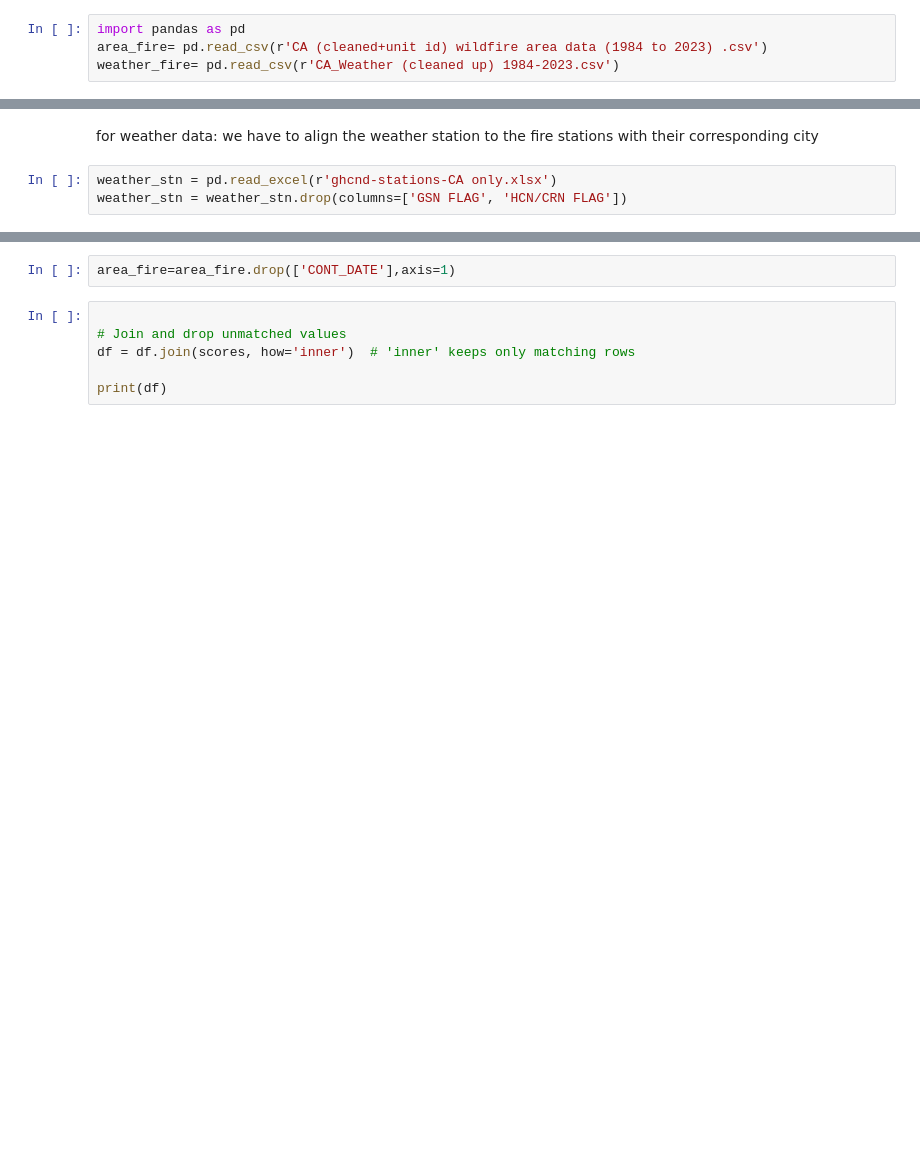
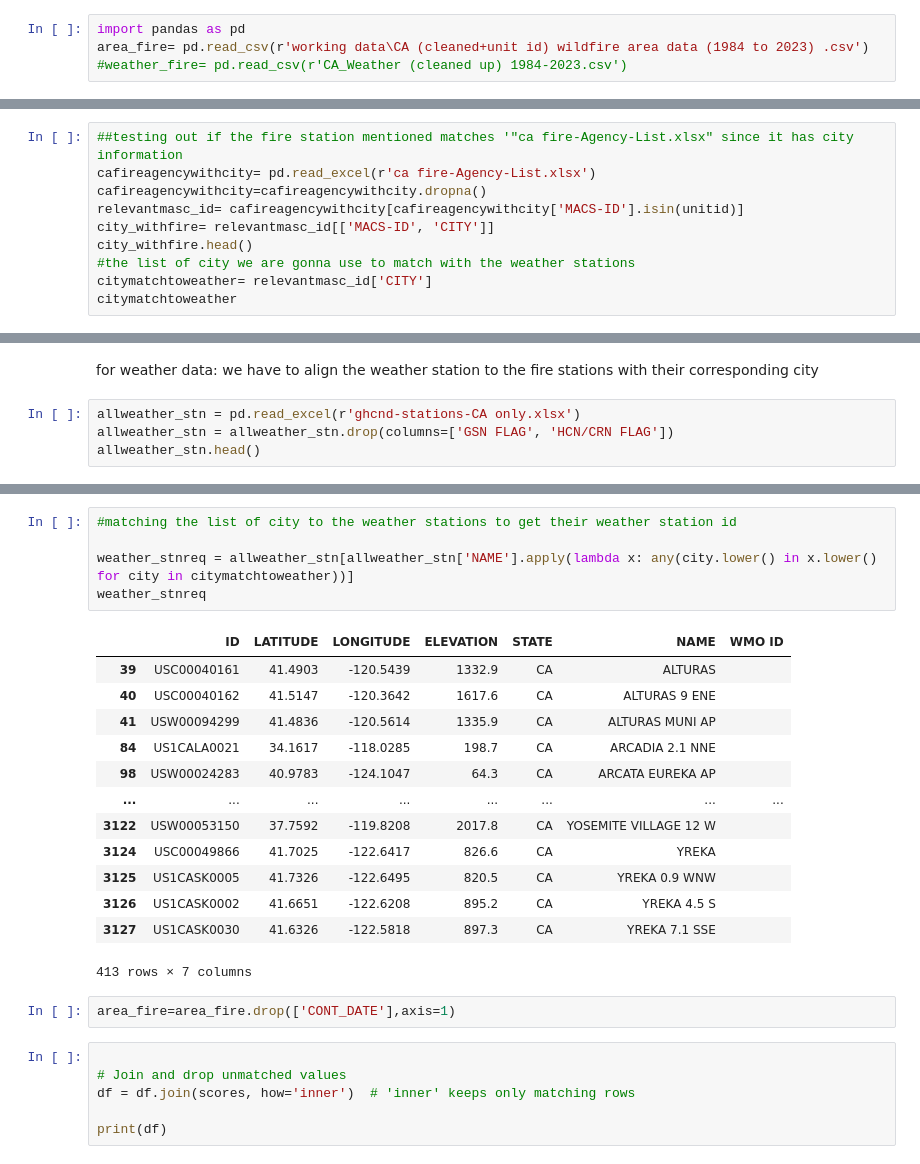
Before and after one commit to Ruhan105/IRC-Group5, a Jupyter notebook: cali fire trial.ipynb, the cells around one changed output, grey strips where cells are left out. Saved outputs shown, nothing was run; the diff lists cells and outputs as text; blank space fills up the shorter version.

Commit message:
22022025: successfully got all the weather station ID in variable weather_stnreq

```diff
--- a/cali fire trial.ipynb
+++ b/cali fire trial.ipynb
@@ -2,8 +2,8 @@
 ### Step 1 – Load the Dataset
 # %%
 import pandas as pd
-area_fire= pd.read_csv(r'CA (cleaned+unit id) wildfire area data (1984 to 2023) .csv')
-weather_fire= pd.read_csv(r'CA_Weather (cleaned up) 1984-2023.csv')
+area_fire= pd.read_csv(r'working data\CA (cleaned+unit id) wildfire area data (1984 to 2023) .csv')
+#weather_fire= pd.read_csv(r'CA_Weather (cleaned up) 1984-2023.csv')
 # %% [markdown]
 Cleaning up the data, dropping extra column
 # %%
@@ -54,0 +73,10 @@ agent_name= city_mentioned['Display Value']
+# %%
+##testing out if the fire station mentioned matches '"ca fire-Agency-List.xlsx" since it has city information
+cafireagencywithcity= pd.read_excel(r'ca fire-Agency-List.xlsx')
+cafireagencywithcity=cafireagencywithcity.dropna()
+relevantmasc_id= cafireagencywithcity[cafireagencywithcity['MACS-ID'].isin(unitid)]
+city_withfire= relevantmasc_id[['MACS-ID', 'CITY']]
+city_withfire.head()
+#the list of city we are gonna use to match with the weather stations
+citymatchtoweather= relevantmasc_id['CITY']
+citymatchtoweather
@@ -56,5 +97,6 @@ agent_name= city_mentioned['Display Value']
 for weather data: we have to align the weather station to the fire stations
 with their corresponding city
 # %%
-weather_stn = pd.read_excel(r'ghcnd-stations-CA only.xlsx')
-weather_stn = weather_stn.drop(columns=['GSN FLAG', 'HCN/CRN FLAG'])
+allweather_stn = pd.read_excel(r'ghcnd-stations-CA only.xlsx')
+allweather_stn = allweather_stn.drop(columns=['GSN FLAG', 'HCN/CRN FLAG'])
+allweather_stn.head()
@@ -61,3 +110,22 @@ weather_stn = weather_stn.drop(columns=['GSN FLAG', 'HCN/CRN FLAG'])
+# %%
+#matching the list of city to the weather stations to get their weather station id
+
+weather_stnreq = allweather_stn[allweather_stn['NAME'].apply(lambda x: any(city.lower() in x.lower() for city in citymatchtoweather))]
+weather_stnreq
+# %% [output]
+|  | ID | LATITUDE | LONGITUDE | ELEVATION | STATE | NAME | WMO ID |
+| 39 | USC00040161 | 41.4903 | -120.5439 | 1332.9 | CA | ALTURAS |  |
+| 40 | USC00040162 | 41.5147 | -120.3642 | 1617.6 | CA | ALTURAS 9 ENE |  |
+| 41 | USW00094299 | 41.4836 | -120.5614 | 1335.9 | CA | ALTURAS MUNI AP |  |
+| 84 | US1CALA0021 | 34.1617 | -118.0285 | 198.7 | CA | ARCADIA 2.1 NNE |  |
+| 98 | USW00024283 | 40.9783 | -124.1047 | 64.3 | CA | ARCATA EUREKA AP |  |
+| ... | ... | ... | ... | ... | ... | ... | ... |
+| 3122 | USW00053150 | 37.7592 | -119.8208 | 2017.8 | CA | YOSEMITE VILLAGE 12 W |  |
+| 3124 | USC00049866 | 41.7025 | -122.6417 | 826.6 | CA | YREKA |  |
+| 3125 | US1CASK0005 | 41.7326 | -122.6495 | 820.5 | CA | YREKA 0.9 WNW |  |
+| 3126 | US1CASK0002 | 41.6651 | -122.6208 | 895.2 | CA | YREKA 4.5 S |  |
+| 3127 | US1CASK0030 | 41.6326 | -122.5818 | 897.3 | CA | YREKA 7.1 SSE |  |
+413 rows × 7 columns
 # %%
 area_fire=area_fire.drop(['CONT_DATE'],axis=1)
 # %%
```
Also changed, not shown: parts of 5 cells of this notebook, 2 other files.
